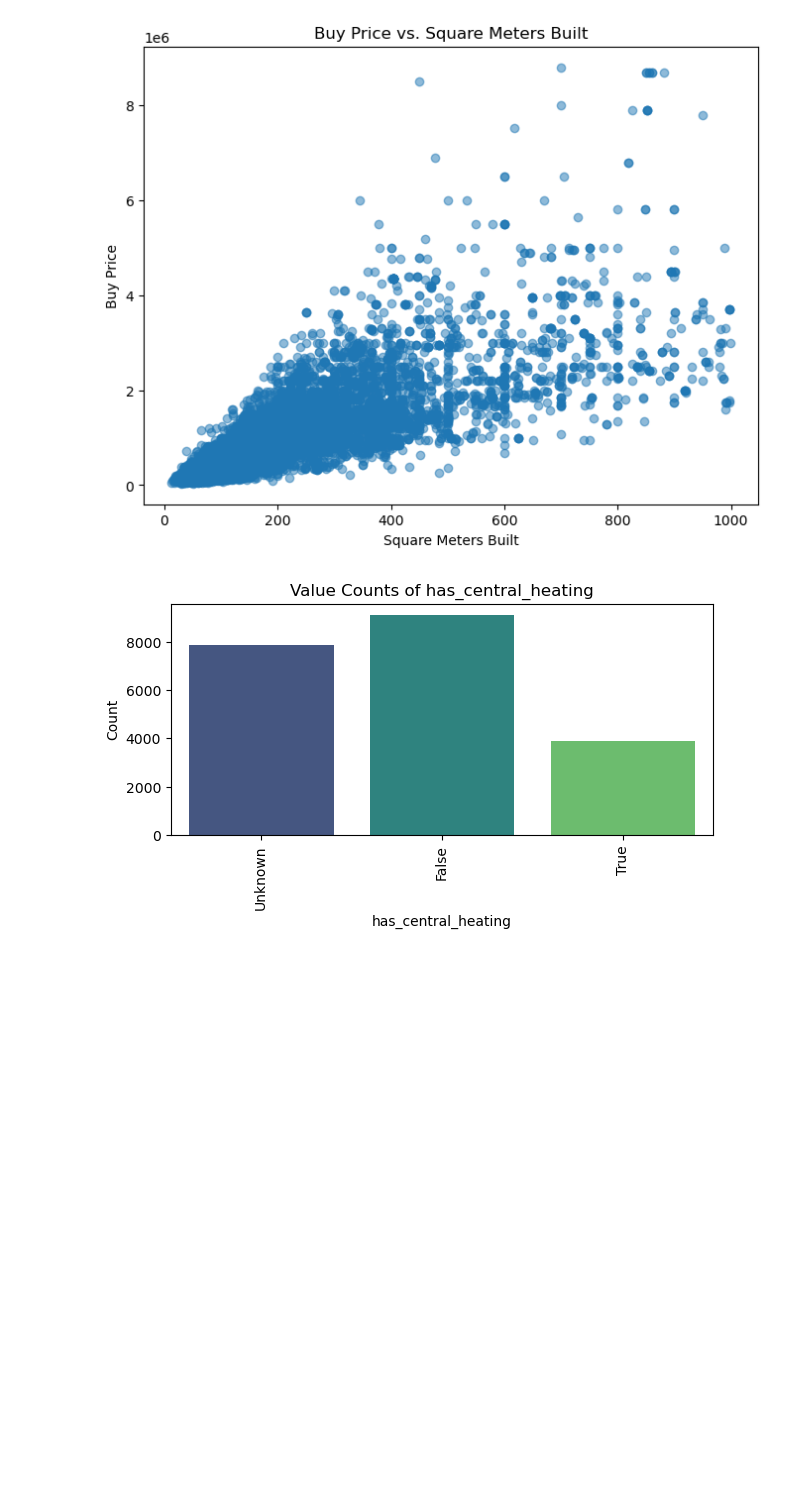
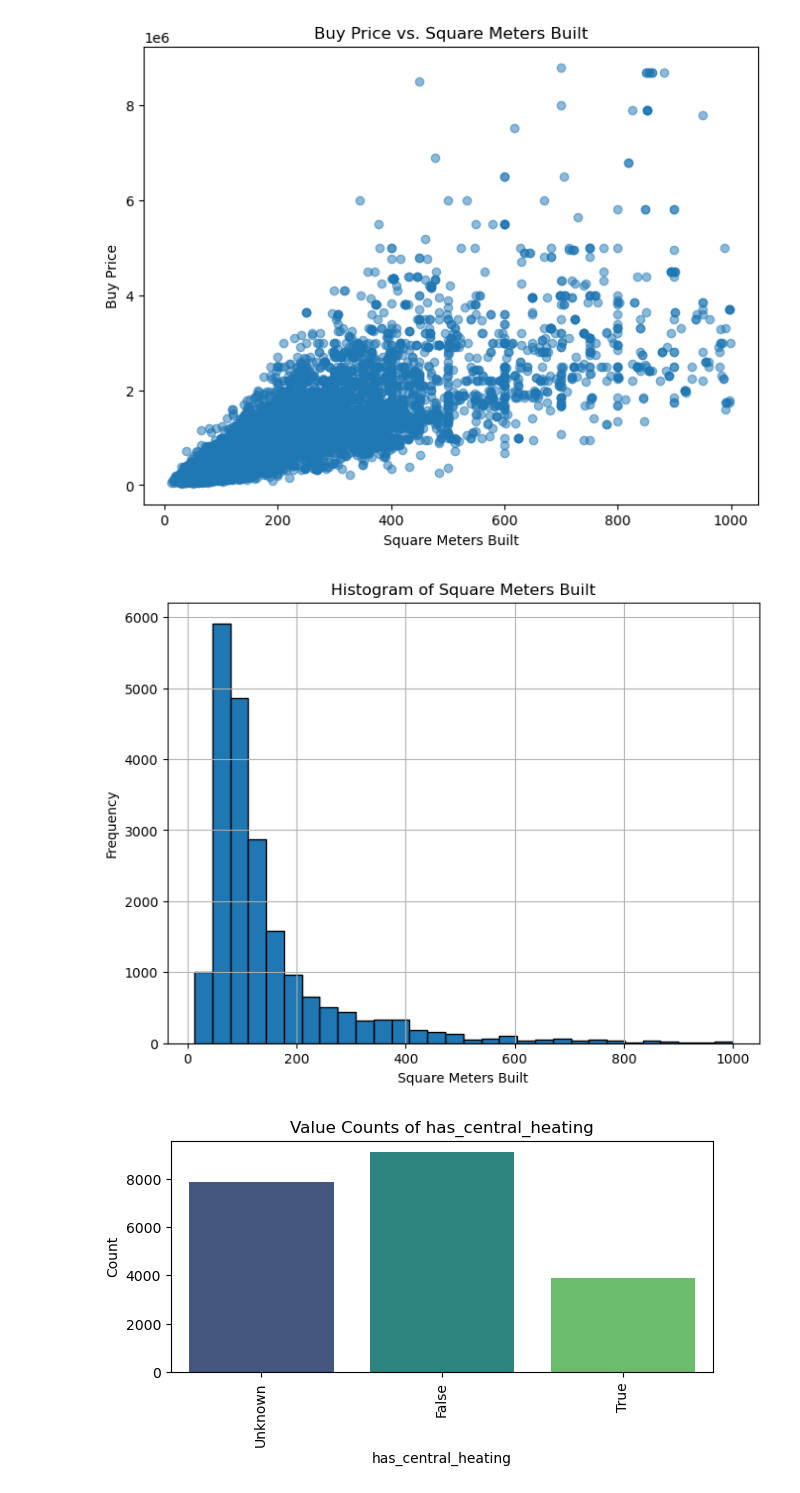
Before and after one commit to namratamayekar/Housing_Price_Prediction_Madrid, a Jupyter notebook: notebooks/Housing_Price_Prediction.ipynb, the cells around one changed output. Cells and saved outputs as stored; diff of their text form; code cells hidden in the pictures; blank space fills up the shorter version.

```diff
--- a/notebooks/Housing_Price_Prediction.ipynb
+++ b/notebooks/Housing_Price_Prediction.ipynb
@@ -224,6 +224,16 @@ plt.ylabel('Buy Price')
 plt.show()
 # %% [output]
 [figure]
+# %%
+plt.figure(figsize=(8, 6))
+plt.hist(data_cleaned['sq_mt_built'], bins=30, edgecolor='black')
+plt.title('Histogram of Square Meters Built')
+plt.xlabel('Square Meters Built')
+plt.ylabel('Frequency')
+plt.grid(True)
+plt.show()
+# %% [output]
+[figure, added]
 # %%
 # Visualizations for categorical columns
 # List of categorical columns for which to create bar plots
```
Also changed, not shown: parts of 2 cells of this notebook.
